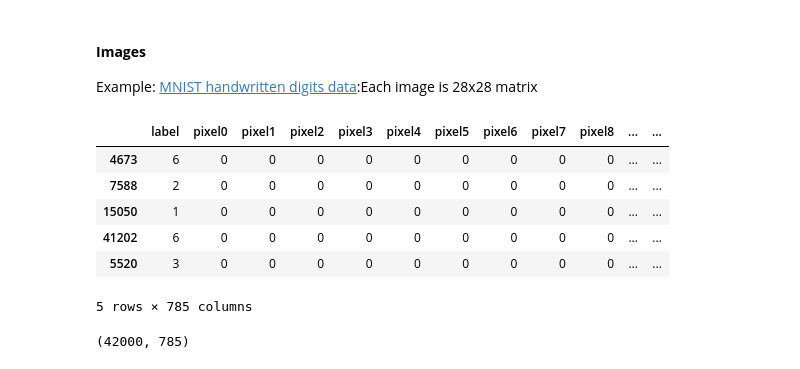
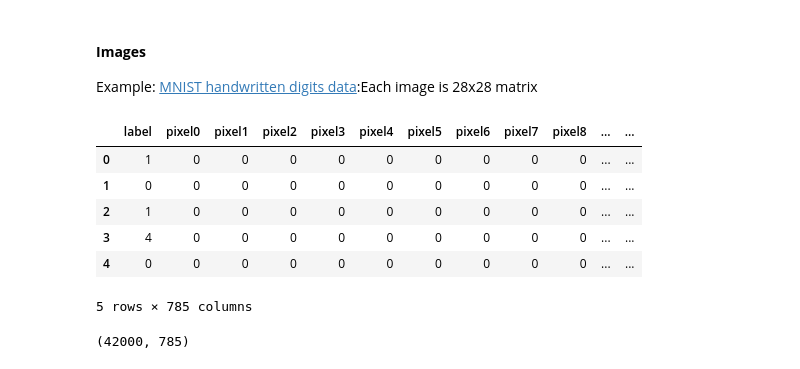
Before and after one commit to smithla-math/UCI_MATH_10, a Jupyter notebook: sections/sec_09/section_9.ipynb, the cells around one changed output. Saved outputs shown, nothing was run; the diff lists cells and outputs as text; code cells hidden in the pictures.

```diff
--- a/sections/sec_09/section_9.ipynb
+++ b/sections/sec_09/section_9.ipynb
@@ -157,14 +157,15 @@ Example: [MNIST handwritten digits data](http://yann.lecun.com/exdb/mnist/):Each
 # %%
 import pandas as pd
 mnist = pd.read_csv('./data/train.csv') # stored as data table
-mnist.sample(5)
+#mnist.sample(5)
+mnist.head()
 # %% [output]
 |  | label | pixel0 | pixel1 | pixel2 | pixel3 | pixel4 | pixel5 | pixel6 | pixel7 | pixel8 | ... | ... |
-| 4673 | 6 | 0 | 0 | 0 | 0 | 0 | 0 | 0 | 0 | 0 | ... | ... |
-| 7588 | 2 | 0 | 0 | 0 | 0 | 0 | 0 | 0 | 0 | 0 | ... | ... |
-| 15050 | 1 | 0 | 0 | 0 | 0 | 0 | 0 | 0 | 0 | 0 | ... | ... |
-| 41202 | 6 | 0 | 0 | 0 | 0 | 0 | 0 | 0 | 0 | 0 | ... | ... |
-| 5520 | 3 | 0 | 0 | 0 | 0 | 0 | 0 | 0 | 0 | 0 | ... | ... |
+| 0 | 1 | 0 | 0 | 0 | 0 | 0 | 0 | 0 | 0 | 0 | ... | ... |
+| 1 | 0 | 0 | 0 | 0 | 0 | 0 | 0 | 0 | 0 | 0 | ... | ... |
+| 2 | 1 | 0 | 0 | 0 | 0 | 0 | 0 | 0 | 0 | 0 | ... | ... |
+| 3 | 4 | 0 | 0 | 0 | 0 | 0 | 0 | 0 | 0 | 0 | ... | ... |
+| 4 | 0 | 0 | 0 | 0 | 0 | 0 | 0 | 0 | 0 | 0 | ... | ... |
 5 rows × 785 columns
 # %%
 mnist.shape
```
Also changed, not shown: parts of 12 cells of this notebook, 2 other files.
